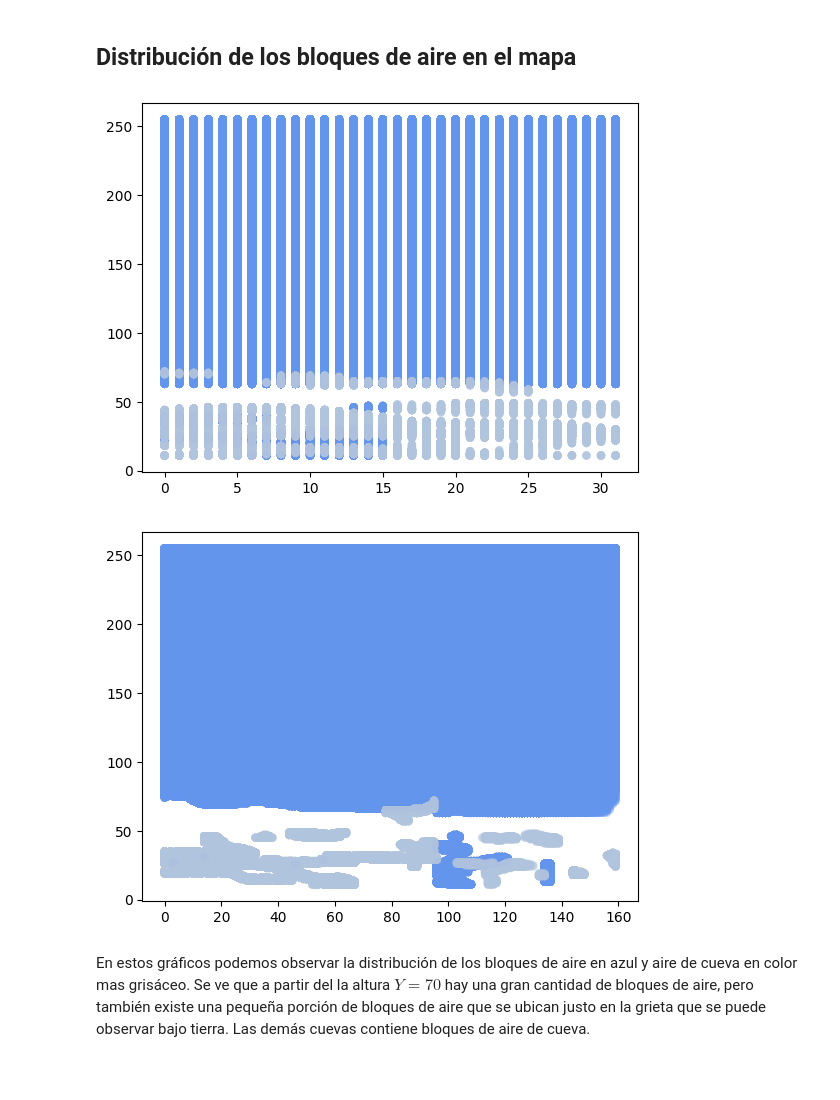
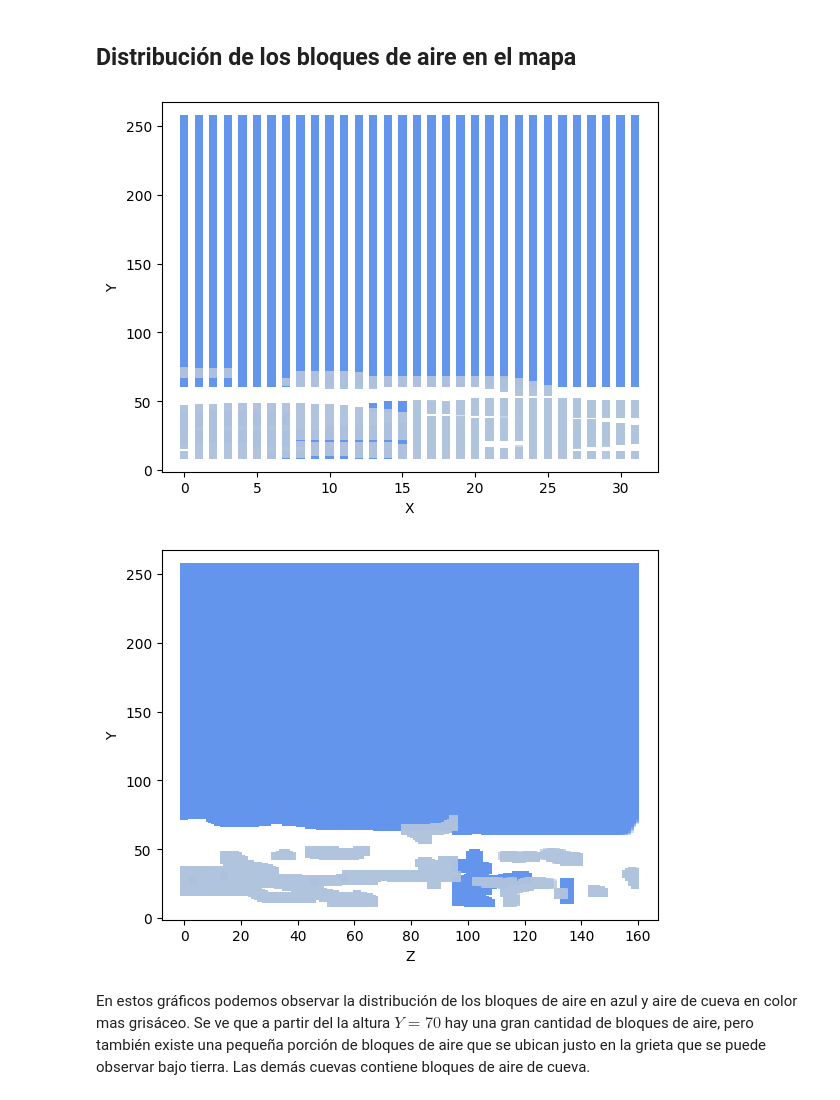
Before and after one commit to MrtC101/spatial-association-rules-mining, a Jupyter notebook: proyecto_final/code/python/Analisis.ipynb, the cells around one changed output. Saved outputs shown, nothing was run; the diff lists cells and outputs as text; code cells hidden in the pictures; blank space fills up the shorter version.

```diff
--- a/proyecto_final/code/python/Analisis.ipynb
+++ b/proyecto_final/code/python/Analisis.ipynb
@@ -152,33 +152,38 @@ Se puede observar que la mayor cantidad de bloques en el mapa son aire y piedra,
 # %%
 import matplotlib.pyplot as plt
 #Air block scatter plot
 fig, ax = plt.subplots()
 for lab in ["air", "cave_air"]:
     block = df[df.Tag == lab]
     x = block.X + block.CX*16 # coordenada absoluta
     y = block.Y
     if lab == "air":
         color = "cornflowerblue"
     else:
         color = "lightsteelblue"
     ax.scatter(x, y, c=color, label=lab,
-               alpha=0.3, edgecolors='none')
+               alpha=0.3, edgecolors='none',marker="s")
+plt.xlabel("X")
+plt.ylabel("Y")
 plt.show()
+
 
 fig, ax = plt.subplots()
 for lab in ["air", "cave_air"]:
     block = df[df.Tag == lab]
     z = block.Z + block.CZ*16 # coordenada absoluta
     y = block.Y
     if lab == "air":
         color = "cornflowerblue"
     else:
         color = "lightsteelblue"
     ax.scatter(z, y, c=color, label=lab,
-               alpha=0.3, edgecolors='none')
+               alpha=0.3, edgecolors='none',marker="s")
+plt.xlabel("Z")
+plt.ylabel("Y")
 plt.show()
 # %% [output]
-[figure, old version]
+[figure, new version]
-[figure, old version]
+[figure, new version]
 # %% [markdown]
 En estos gráficos podemos observar la distribución de los bloques de aire en azul y aire de cueva en color mas grisáceo. Se ve que a partir del la altura $Y = 70$ hay una gran cantidad de bloques de aire, pero también existe una pequeña porción de bloques de aire que se ubican justo en la grieta que se puede observar bajo tierra. Las demás cuevas contiene bloques de aire de cueva.
```
Also changed, not shown: parts of 17 cells of this notebook, 1 other file.
